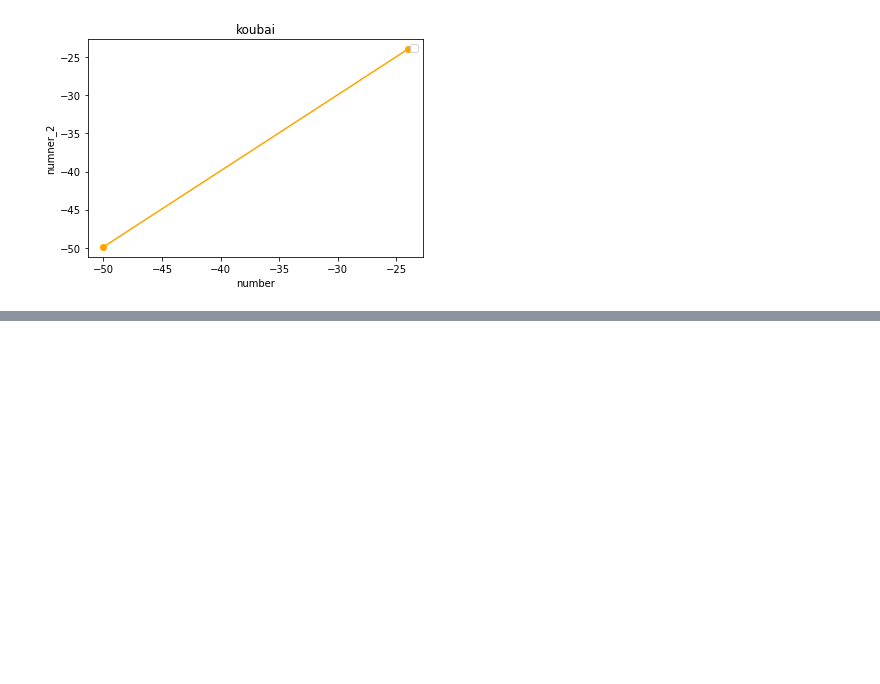
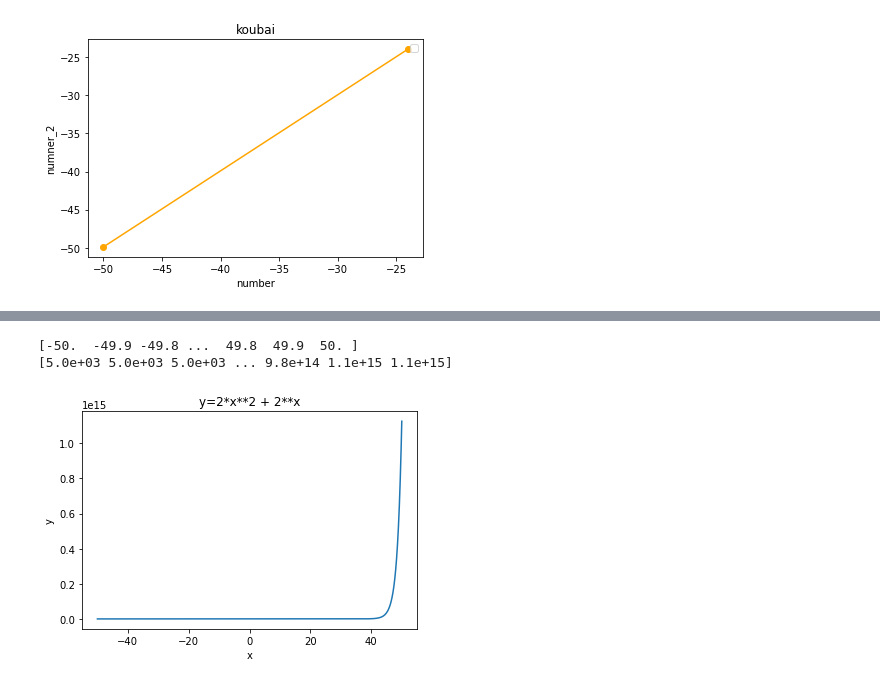
Before and after one commit to harakenken22/diveintocode-ml, a Jupyter notebook: week2_lec_1.ipynb, the cells around one changed output, grey strips where cells are left out. Saved outputs shown, nothing was run; the diff lists cells and outputs as text; code cells hidden in the pictures; blank space fills up the shorter version.

```diff
--- a/week2_lec_1.ipynb
+++ b/week2_lec_1.ipynb
@@ -67,0 +210,18 @@ No handles with labels found to put in legend.
+# %%
+def function_b(array_x):
+    return 2*array_x**2 + 2**array_x
+array_xy3, gradient3 = compute_gradient(function_b)
+
+
+print(array_xy3[:, 0])
+print(array_xy3[:, 1])
+
+plt.title("y=2*x**2 + 2**x")
+plt.xlabel("x")
+plt.ylabel("y")
+plt.plot(array_xy3[:, 0], array_xy3[:, 1])
+plt.show()
+# %% [output]
+[-50.  -49.9 -49.8 ...  49.8  49.9  50. ]
+[5.0e+03 5.0e+03 5.0e+03 ... 9.8e+14 1.1e+15 1.1e+15]
+[figure, added]
```
Also changed, not shown: parts of 14 cells of this notebook, 5 other files.
